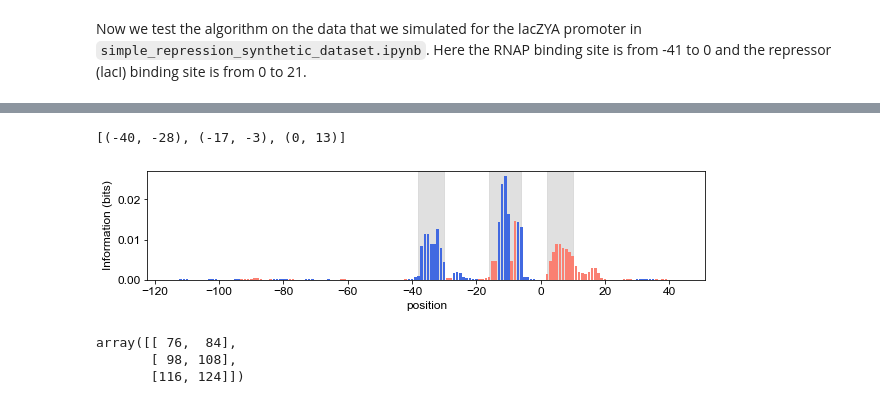
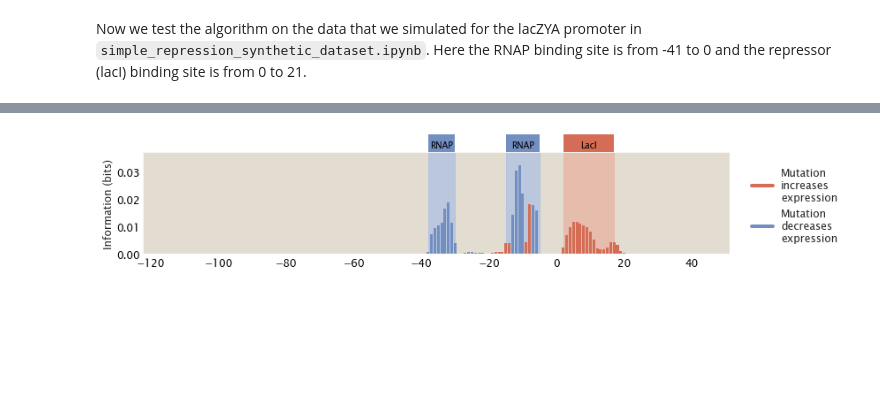
Before and after one commit to RPGroup-PBoC/theoretical_regseq, a Jupyter notebook: notebooks/pipeline/information_footprint.ipynb, the cells around one changed output, grey strips where cells are left out. Saved outputs shown, nothing was run; the diff lists cells and outputs as text; code cells hidden in the pictures; blank space fills up the shorter version.

```diff
--- a/notebooks/pipeline/information_footprint.ipynb
+++ b/notebooks/pipeline/information_footprint.ipynb
@@ -473,7 +228,0 @@ def find_binding_sites(heights, windowsize, stepsize,
-# %%
-df_lacI = df_lacI[df_lacI.ct_0 != 0.0]
-df_lacI['norm_ct_1'] = df_lacI['ct_1'] / df_lacI['ct_0']
-
-n_seqs = len(df_lacI)
-mut_list = df_lacI['seq'].values
-mu_data = df_lacI['norm_ct_1']
@@ -487,33 +229,5 @@ exshift_list = tregs.footprint.get_expression_shift(mut_list, mu_data.values, wt
-# %%
-binding_sites = find_binding_sites(footprint, windowsize=5, stepsize=1, min_ratio=2)
-binding_sites
-# %% [output]
-[(-40, -28), (-17, -3), (0, 13)]
-# %%
-fig, ax = plt.subplots(figsize=(10,2))
-ax.set_ylabel('Information (bits)')
-ax.set_xlabel('position')
-
-windowsize = 3
-
-shiftcolors = [('salmon' if exshift > 0 else 'royalblue') for exshift in exshift_list]
-
-cut = int((windowsize - 1) / 2)
-x = np.arange(-115 + cut, 45 - cut)
-
-
-
-
-for binding_site in binding_sites:
-        ax.axvspan(binding_site[0], binding_site[1], alpha=0.7, color='lightgray')
-ax.bar(x, footprint, edgecolor=None, color=shiftcolors)
-
-plt.show()
-# %% [output]
-[figure, removed]
-# %%
-np.asarray(binding_sites) + 114
-# %% [output]
-array([[ 76,  84],
-       [ 98, 108],
-       [116, 124]])
+# %%
+region_params = [(-38, -30, 'P', 'RNAP'), (-15, -5, 'P', 'RNAP'), (2, 17, 'R', 'LacI')]
+tregs.footprint.plot_footprint(wtseq, df_lacI, region_params)
+# %% [output]
+[figure, added]
```
Also changed, not shown: parts of 31 cells of this notebook, 7 other files.
